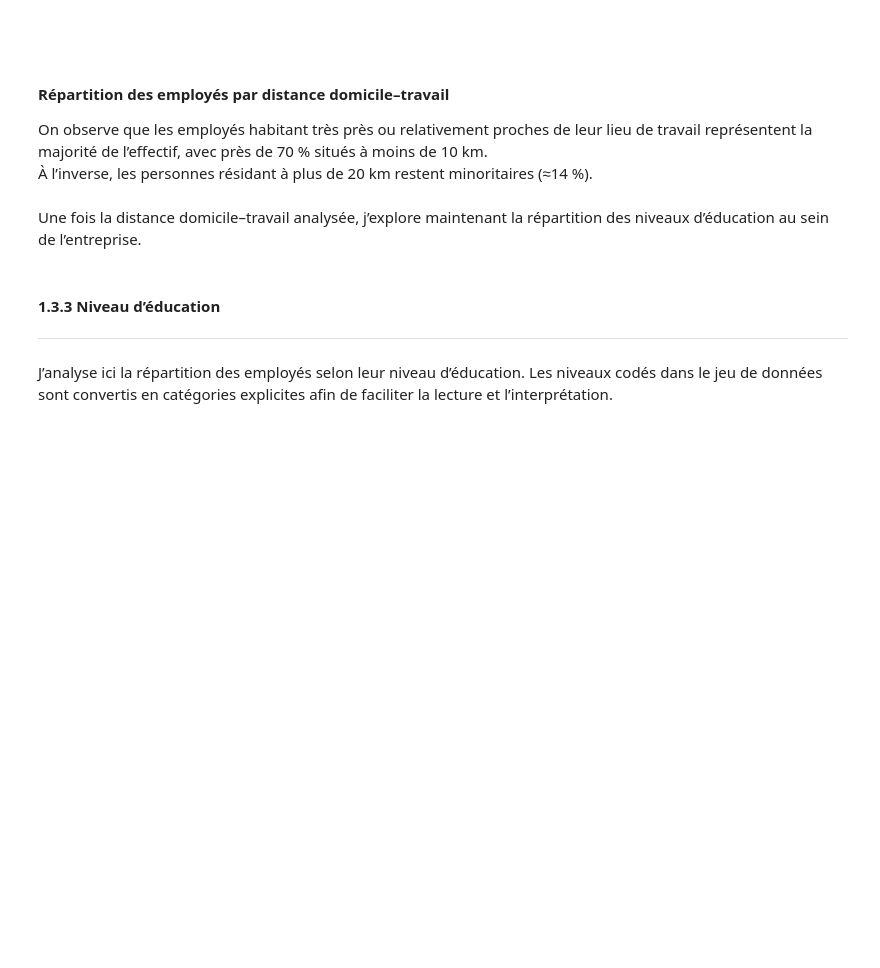
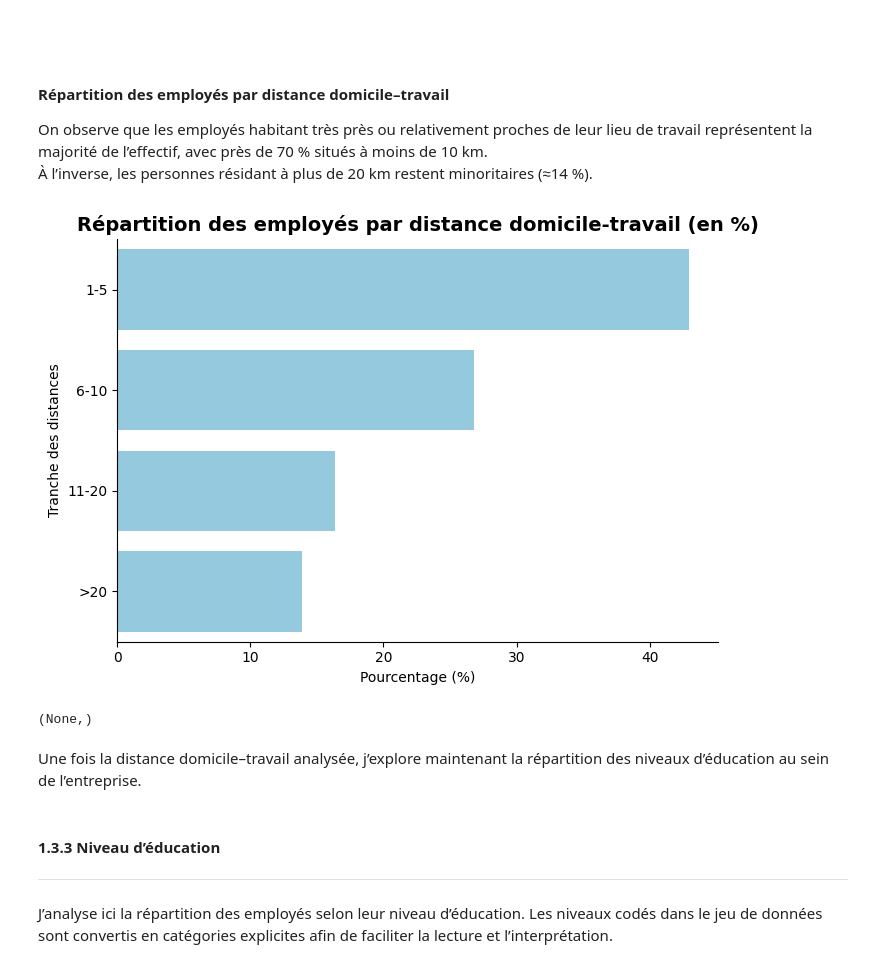
Before and after one commit to Kemuri15/employee-attrition-analysis, a Jupyter notebook: notebooks/03_axes_vie_perso.ipynb, the cells around one changed output. Cells and saved outputs as stored; diff of their text form; code cells hidden in the pictures; blank space fills up the shorter version.

```diff
--- a/notebooks/03_axes_vie_perso.ipynb
+++ b/notebooks/03_axes_vie_perso.ipynb
@@ -293,19 +293,22 @@ avec près de 70 % situés à moins de 10 km.
 # %%
 
 
 plt.figure(figsize=(7,5))
 
 sns.barplot(data=df_distanceFromHome, y="Tranche_Distance",x="Pourcentage",color="skyblue")
 
 axe = plt.gca()
 axe.spines['top'].set_visible(False)
 axe.spines['right'].set_visible(False)
 
 plt.xlabel("Pourcentage (%)")
-plt.ylabel("Tranche des Distances")
-plt.title("Répartition des employés par distance domicile–travail (en %)")
+plt.ylabel("Tranche des distances")
+plt.title("Répartition des employés par distance domicile-travail (en %)", fontsize=14, fontweight="bold")
 plt.tight_layout()
 plt.show(),
+# %% [output]
+[figure, added]
+(None,)
 # %% [markdown]
 Une fois la distance domicile–travail analysée, j’explore maintenant la répartition des niveaux d’éducation au sein de l’entreprise.
 # %% [markdown]
```
Also changed, not shown: parts of 24 cells of this notebook.
